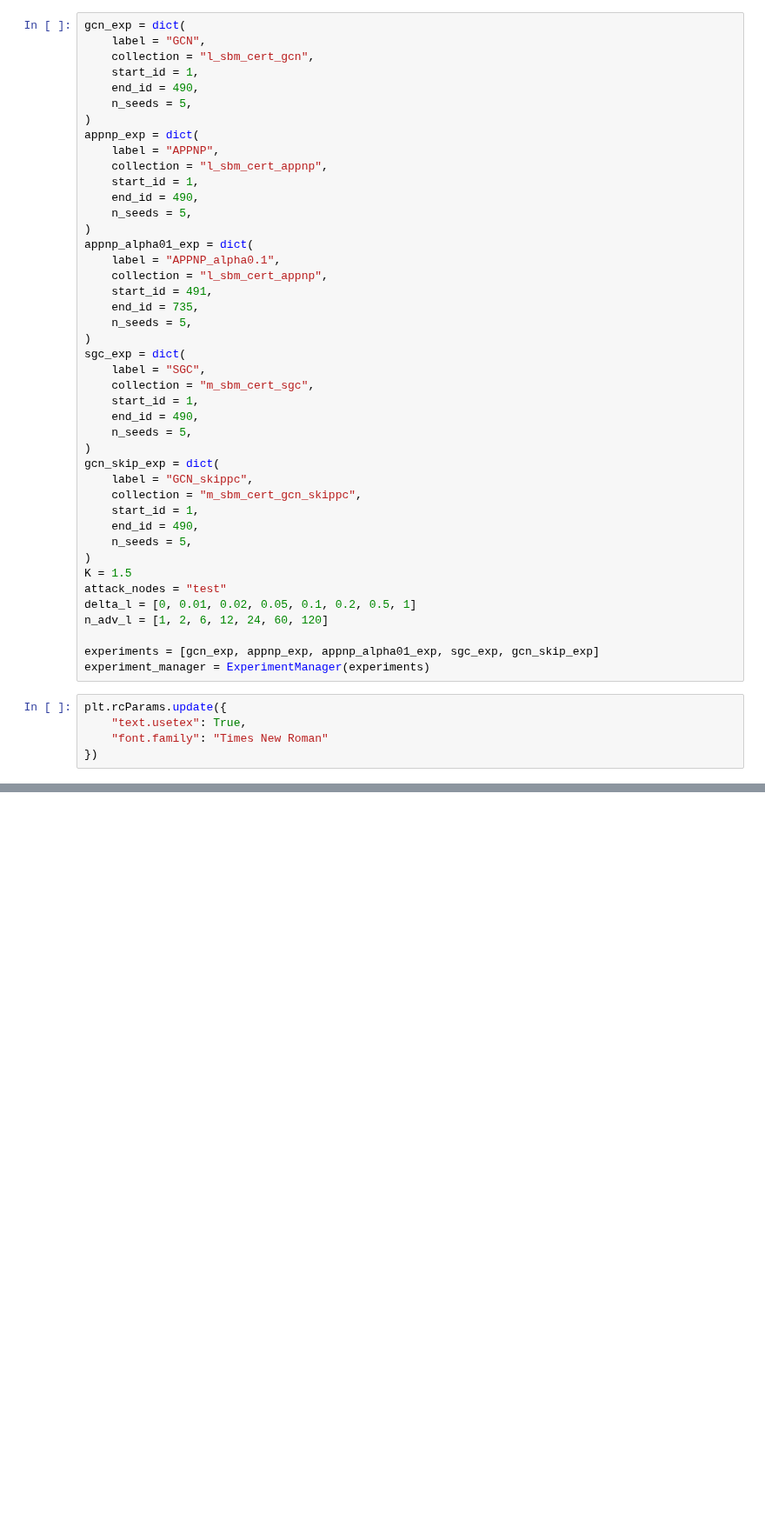
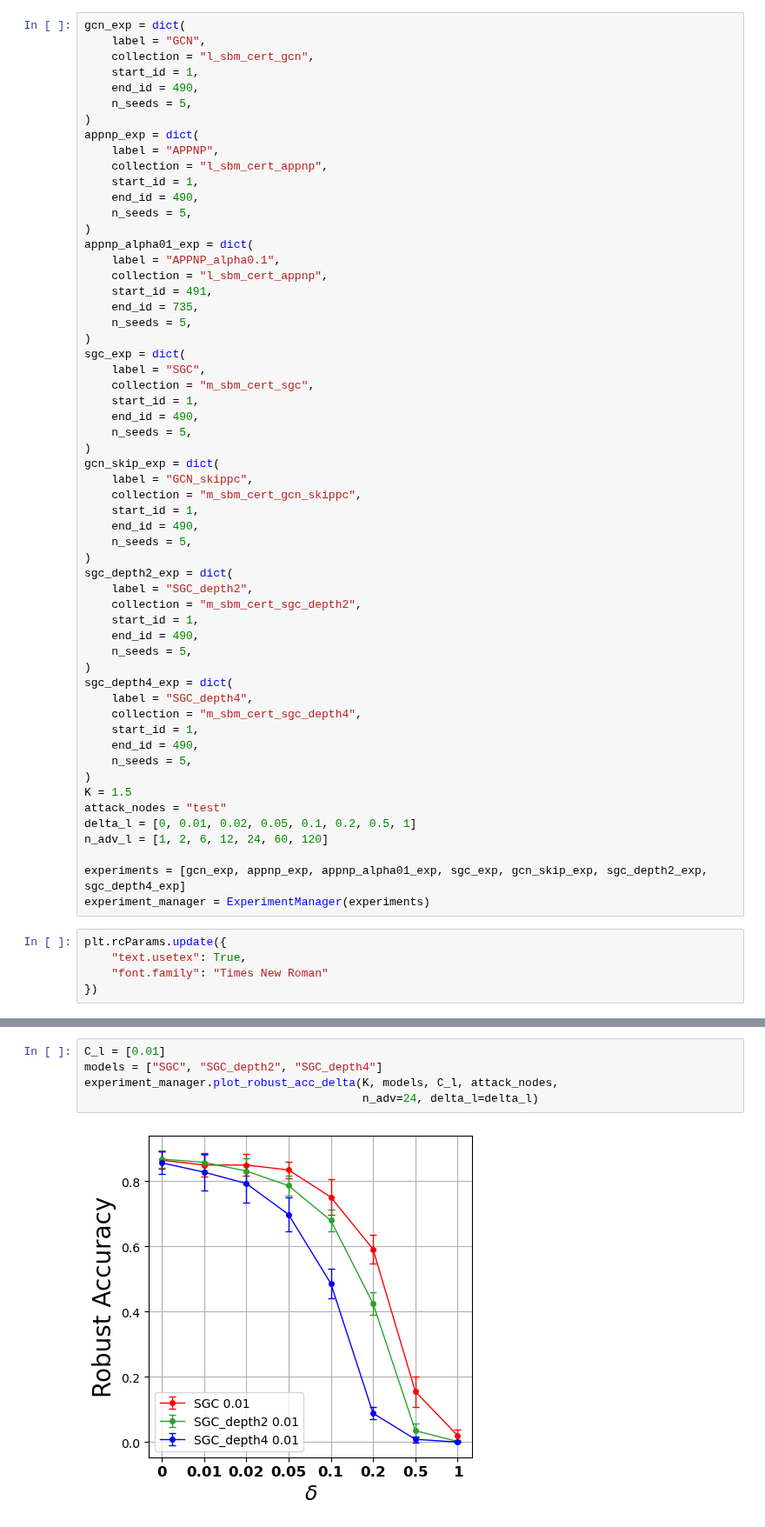
Before and after one commit to saper0/qpcert, a Jupyter notebook: notebooks/certification/cert_gcn.ipynb, the cells around one changed output, grey strips where cells are left out. Shown at 87% size. Cells and saved outputs as stored; diff of their text form; blank space fills up the shorter version.

Commit message:
Added SGC depth analysis plot

```diff
--- a/notebooks/certification/cert_gcn.ipynb
+++ b/notebooks/certification/cert_gcn.ipynb
@@ -42,12 +42,26 @@ gcn_skip_exp = dict(
     end_id = 490,
     n_seeds = 5,
 )
+sgc_depth2_exp = dict(
+    label = "SGC_depth2",
+    collection = "m_sbm_cert_sgc_depth2",
+    start_id = 1,
+    end_id = 490,
+    n_seeds = 5,
+)
+sgc_depth4_exp = dict(
+    label = "SGC_depth4",
+    collection = "m_sbm_cert_sgc_depth4",
+    start_id = 1,
+    end_id = 490,
+    n_seeds = 5,
+)
 K = 1.5
 attack_nodes = "test"
 delta_l = [0, 0.01, 0.02, 0.05, 0.1, 0.2, 0.5, 1]
 n_adv_l = [1, 2, 6, 12, 24, 60, 120]
 
-experiments = [gcn_exp, appnp_exp, appnp_alpha01_exp, sgc_exp, gcn_skip_exp]
+experiments = [gcn_exp, appnp_exp, appnp_alpha01_exp, sgc_exp, gcn_skip_exp, sgc_depth2_exp, sgc_depth4_exp]
 experiment_manager = ExperimentManager(experiments)
 # %%
 plt.rcParams.update({
@@ -86,3 +100,10 @@ experiment_manager.plot_robust_acc_delta(K, ["APPNP"], C_l, attack_nodes,
                                          n_adv=24, delta_l=delta_l)
 # %% [output]
 [figure]
+# %%
+C_l = [0.01]
+models = ["SGC", "SGC_depth2", "SGC_depth4"]
+experiment_manager.plot_robust_acc_delta(K, models, C_l, attack_nodes,
+                                         n_adv=24, delta_l=delta_l)
+# %% [output]
+[figure, added]
```
Also changed, not shown: parts of 1 cell of this notebook.
